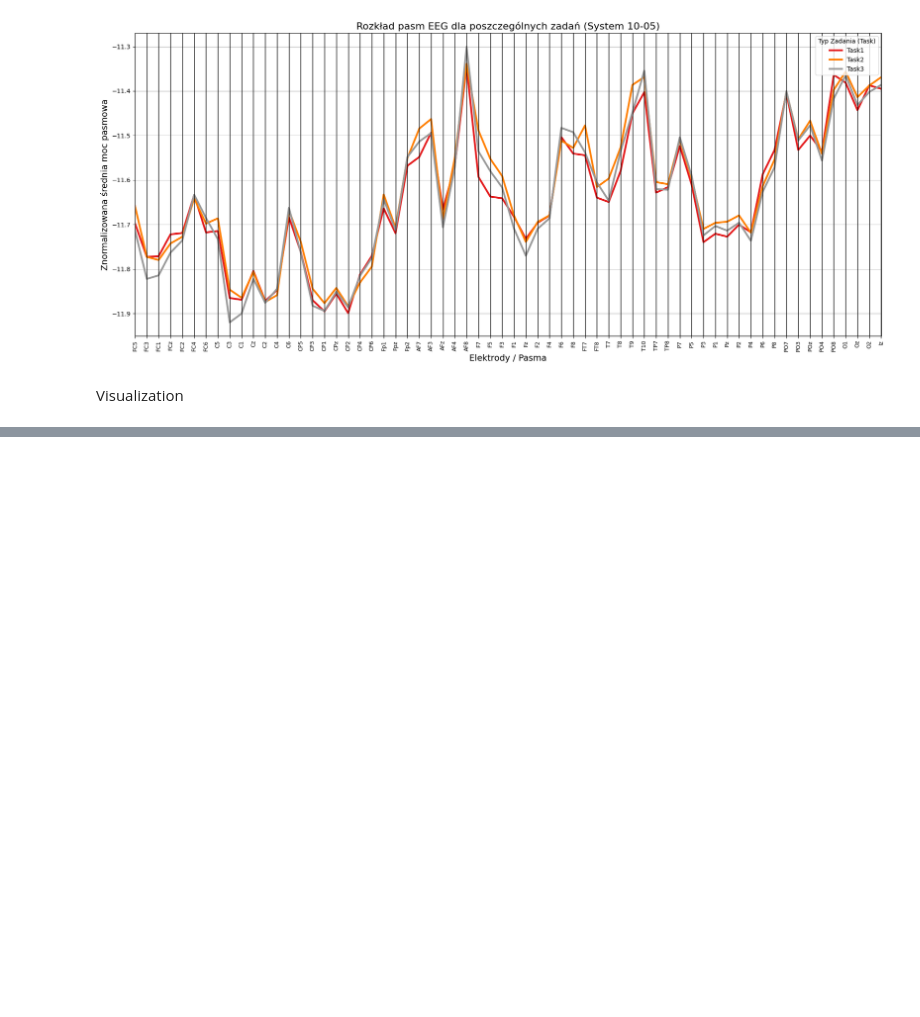
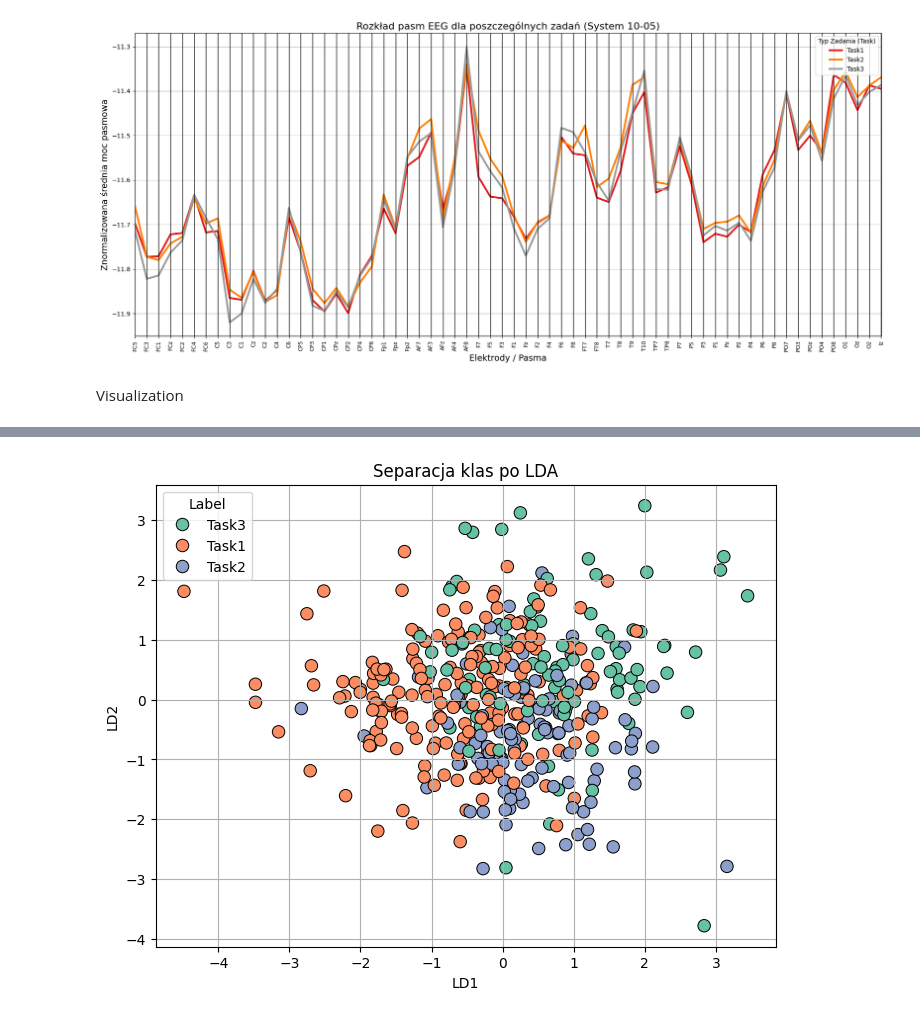
Before and after one commit to liwiaflorkiwicz/EEG_dimensiality_reduction, a Jupyter notebook: LDA.ipynb, the cells around one changed output, grey strips where cells are left out. Drawn from its saved outputs; the diff is of its cells as text; code cells hidden in the pictures; blank space fills up the shorter version.

```diff
--- a/LDA.ipynb
+++ b/LDA.ipynb
@@ -200,0 +225,25 @@ print(f"LD2 wyjaśnia {variance_ratios[1]:.2f}% wariancji (separacji między kla
+# %%
+lda_df = pd.DataFrame(
+    X_lda[:, :2],
+    columns=['LD1', 'LD2']
+)
+
+lda_df['Label'] = y.values
+
+plt.figure(figsize=(8,6))
+
+sns.scatterplot(
+    data=lda_df,
+    x='LD1',
+    y='LD2',
+    hue='Label',
+    s=80,
+    palette='Set2',
+    edgecolor='black'
+)
+
+plt.title('Separacja klas po LDA')
+plt.grid(True)
+plt.show()
+# %% [output]
+[figure, added]
```
Also changed, not shown: parts of 15 cells of this notebook.
